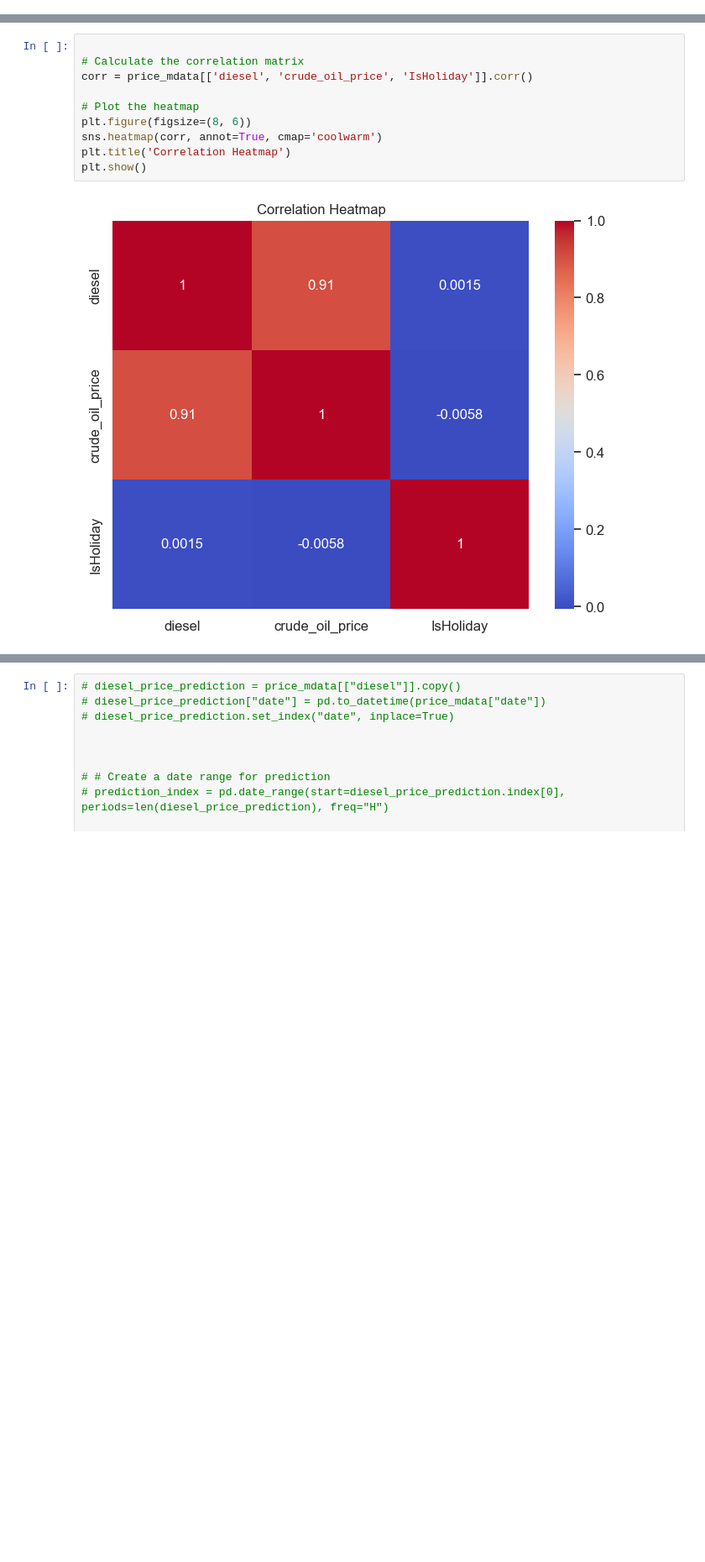
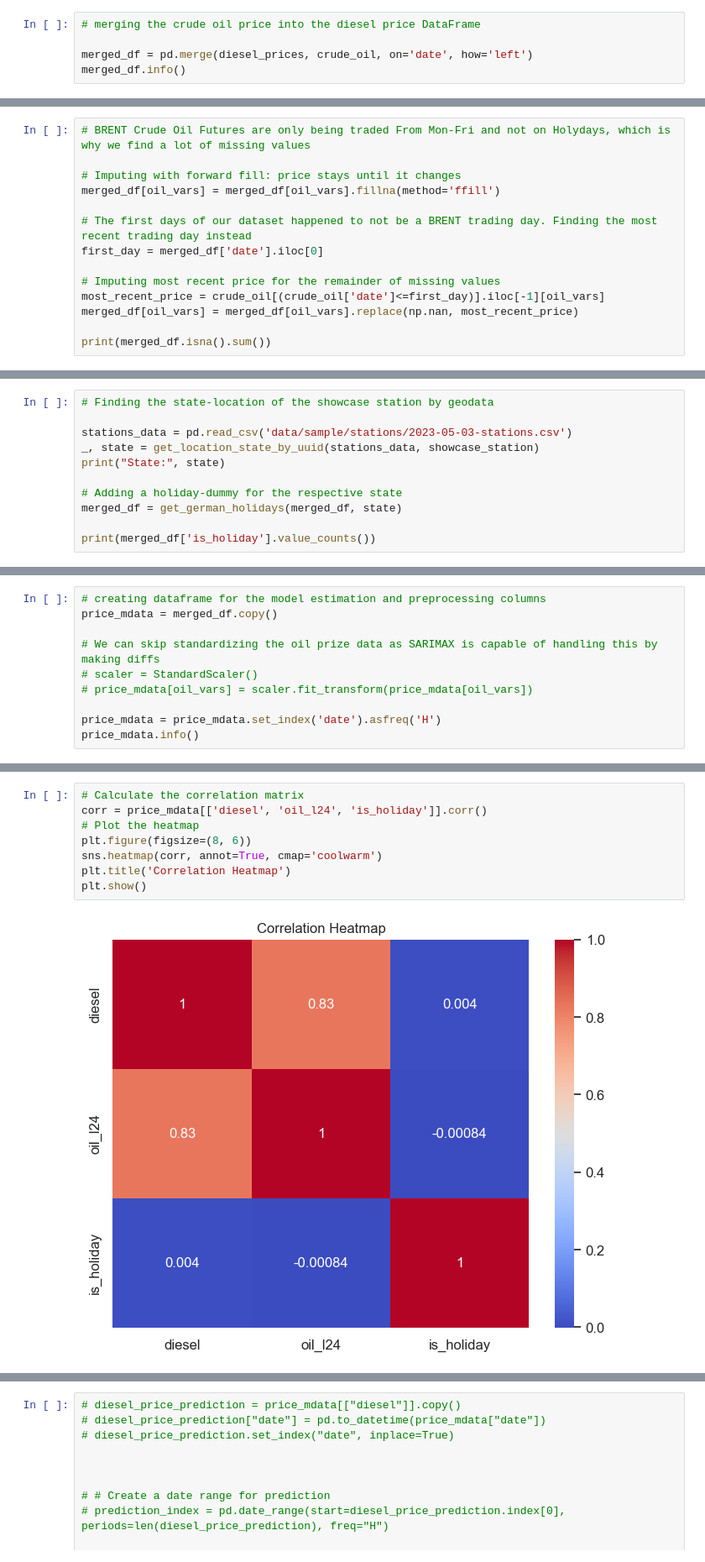
Before and after one commit to petrol-price-predictor/jurassic-juice-juggler, a Jupyter notebook: ts_SARIMAX-1.ipynb, the cells around one changed output, grey strips where cells are left out. Shown at 84% size. Saved outputs shown, nothing was run; the diff lists cells and outputs as text; blank space fills up the shorter version.

Commit message:
some refactorization of SARIMAX

```diff
--- a/ts_SARIMAX-1.ipynb
+++ b/ts_SARIMAX-1.ipynb
@@ -286,0 +97,5 @@ Name: IsHoliday, dtype: int64
+# %%
+# merging the crude oil price into the diesel price DataFrame
+
+merged_df = pd.merge(diesel_prices, crude_oil, on='date', how='left')
+merged_df.info()
@@ -286,0 +114,14 @@ Name: IsHoliday, dtype: int64
+# %%
+# BRENT Crude Oil Futures are only being traded From Mon-Fri and not on Holydays, which is why we find a lot of missing values
+
+# Imputing with forward fill: price stays until it changes
+merged_df[oil_vars] = merged_df[oil_vars].fillna(method='ffill')
+
+# The first days of our dataset happened to not be a BRENT trading day. Finding the most recent trading day instead
+first_day = merged_df['date'].iloc[0]
+
+# Imputing most recent price for the remainder of missing values
+most_recent_price = crude_oil[(crude_oil['date']<=first_day)].iloc[-1][oil_vars]
+merged_df[oil_vars] = merged_df[oil_vars].replace(np.nan, most_recent_price)
+
+print(merged_df.isna().sum())
@@ -286,0 +134,11 @@ Name: IsHoliday, dtype: int64
+# %%
+# Finding the state-location of the showcase station by geodata
+
+stations_data = pd.read_csv('data/sample/stations/2023-05-03-stations.csv')
+_, state = get_location_state_by_uuid(stations_data, showcase_station)
+print("State:", state)
+
+# Adding a holiday-dummy for the respective state
+merged_df = get_german_holidays(merged_df, state)
+
+print(merged_df['is_holiday'].value_counts())
@@ -286,0 +159,10 @@ Name: IsHoliday, dtype: int64
+# %%
+# creating dataframe for the model estimation and preprocessing columns
+price_mdata = merged_df.copy()
+
+# We can skip standardizing the oil prize data as SARIMAX is capable of handling this by making diffs
+# scaler = StandardScaler()
+# price_mdata[oil_vars] = scaler.fit_transform(price_mdata[oil_vars])
+
+price_mdata = price_mdata.set_index('date').asfreq('H')
+price_mdata.info()
@@ -287,12 +182,10 @@ Name: IsHoliday, dtype: int64
 # %%
-
 # Calculate the correlation matrix
-corr = price_mdata[['diesel', 'crude_oil_price', 'IsHoliday']].corr()
-
+corr = price_mdata[['diesel', 'oil_l24', 'is_holiday']].corr()
 # Plot the heatmap
 plt.figure(figsize=(8, 6))
 sns.heatmap(corr, annot=True, cmap='coolwarm')
 plt.title('Correlation Heatmap')
 plt.show()
 # %% [output]
-[figure, old version]
+[figure, new version]
```
Also changed, not shown: parts of 32 cells of this notebook, 4 other files.
